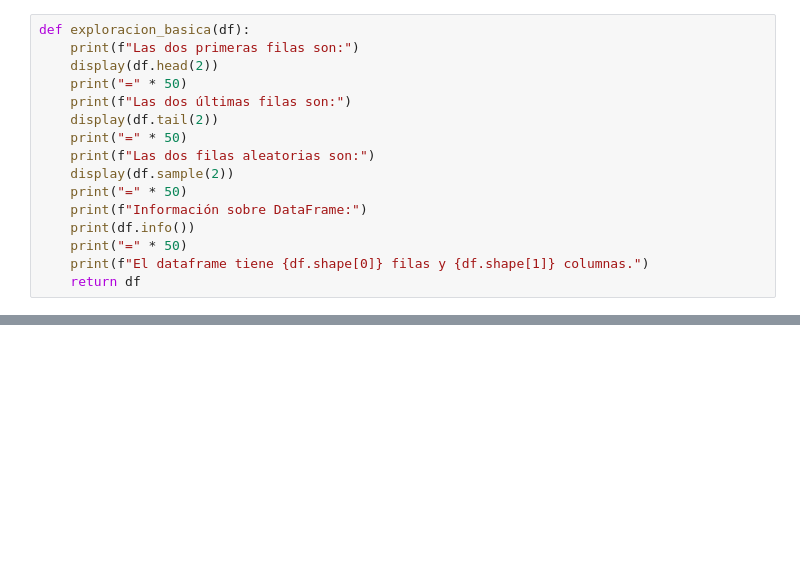
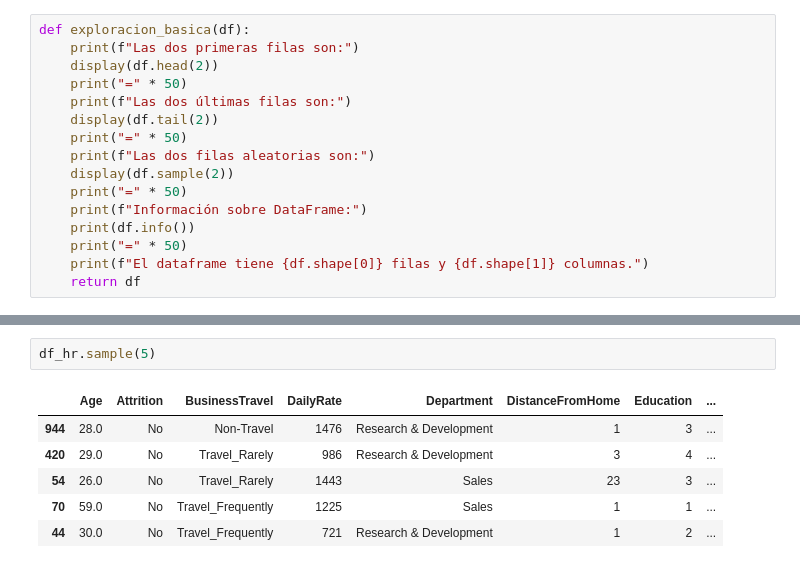
Before and after one commit to Eleonora1989/project-da-promo-63-modulo-3-team-3, a Jupyter notebook: fase_1_inicial_31-03.ipynb, the cells around one changed output, grey strips where cells are left out. Saved outputs shown, nothing was run; the diff lists cells and outputs as text; blank space fills up the shorter version.

```diff
--- a/fase_1_inicial_31-03.ipynb
+++ b/fase_1_inicial_31-03.ipynb
@@ -71,3 +71,12 @@ memory usage: 403.2+ KB
 None
 ==================================================
 El dataframe tiene 1474 filas y 35 columnas.
+# %%
+df_hr.sample(5)
+# %% [output]
+|  | Age | Attrition | BusinessTravel | DailyRate | Department | DistanceFromHome | Education | ... |
+| 944 | 28.0 | No | Non-Travel | 1476 | Research & Development | 1 | 3 | ... |
+| 420 | 29.0 | No | Travel_Rarely | 986 | Research & Development | 3 | 4 | ... |
+| 54 | 26.0 | No | Travel_Rarely | 1443 | Sales | 23 | 3 | ... |
+| 70 | 59.0 | No | Travel_Frequently | 1225 | Sales | 1 | 1 | ... |
+| 44 | 30.0 | No | Travel_Frequently | 721 | Research & Development | 1 | 2 | ... |
```
Also changed, not shown: parts of 2 cells of this notebook.
